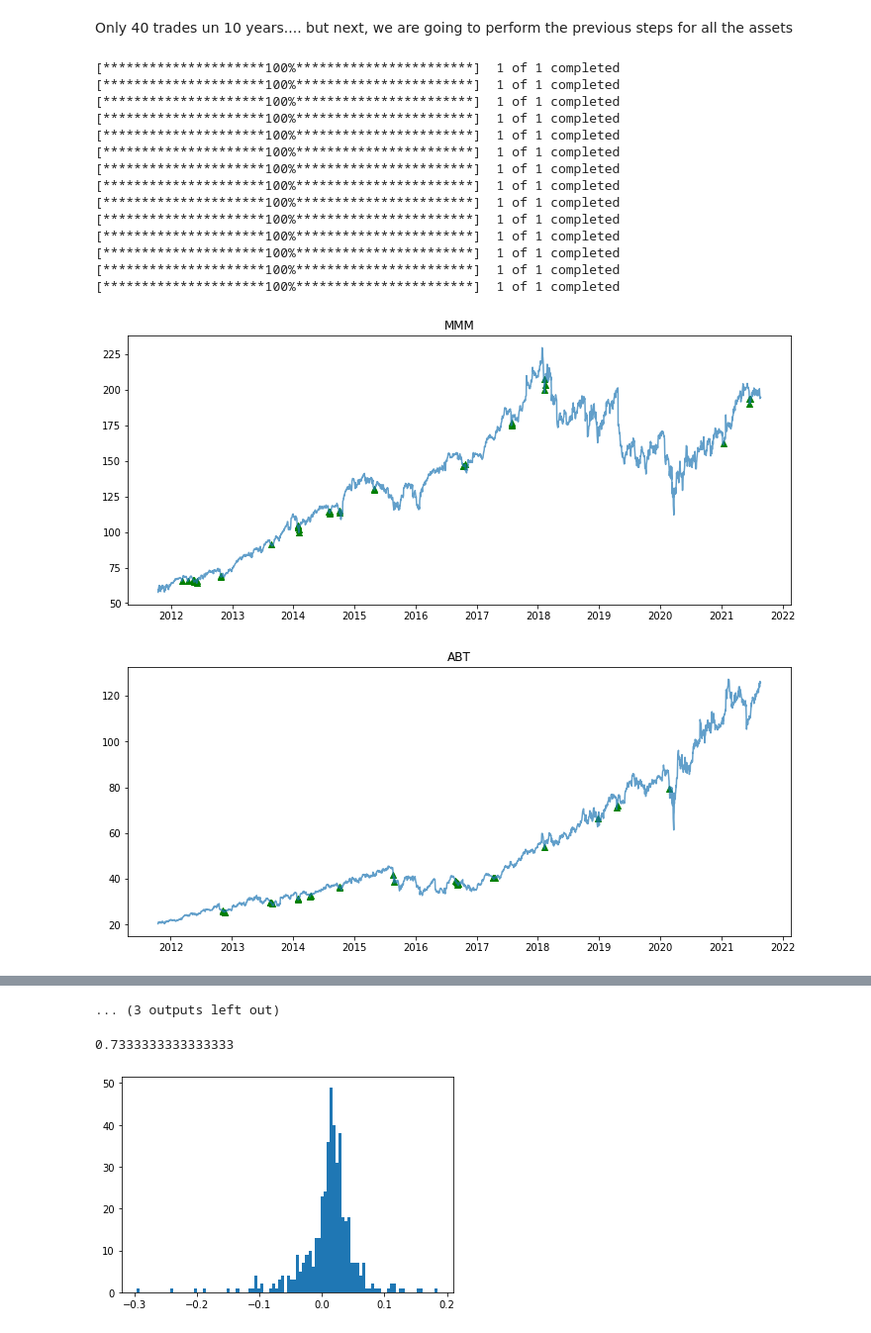
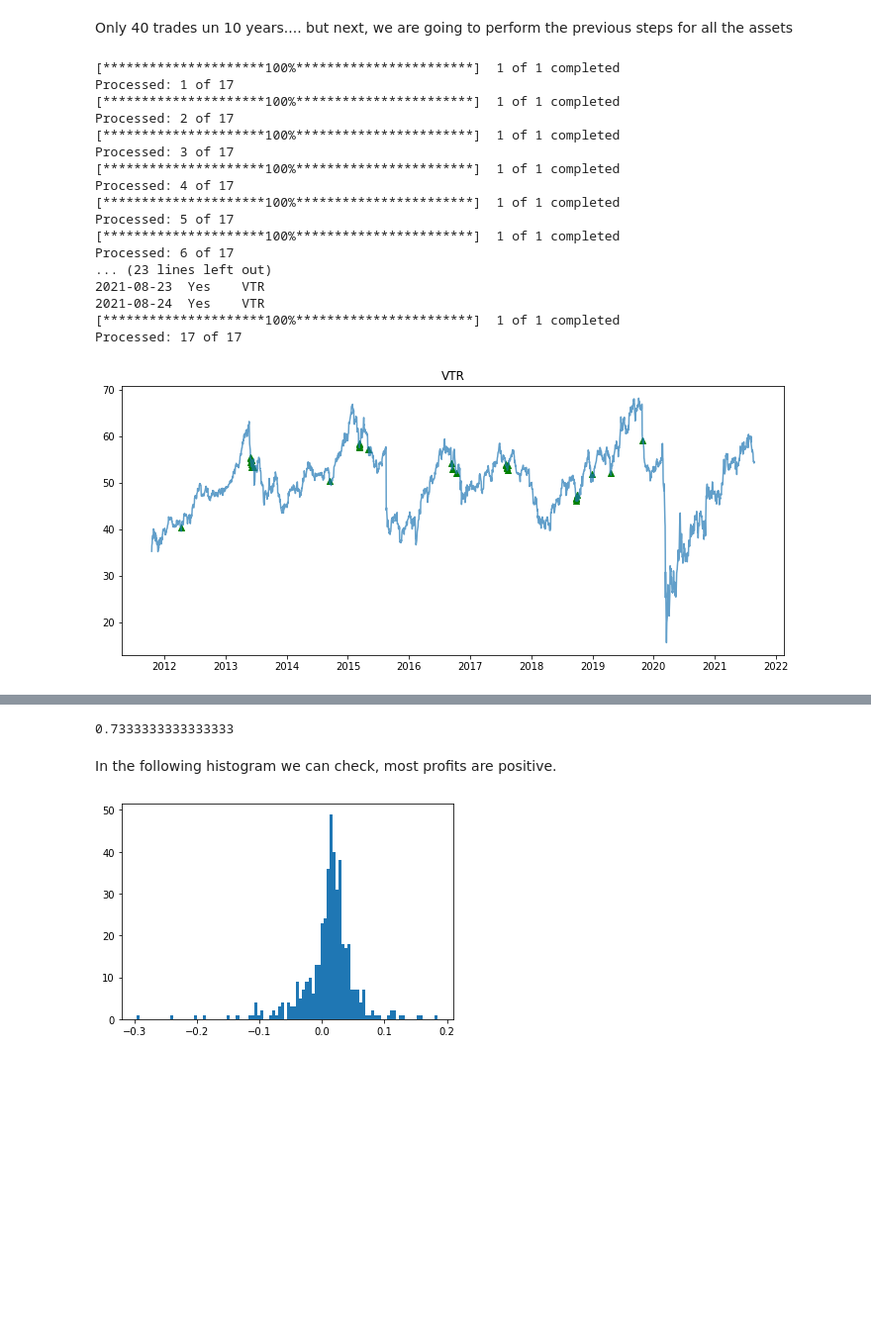
Before and after one commit to fercanepari/JupyterNotebookFastPages, a Jupyter notebook: _notebooks/2021-08-24-Relative Strength Index - RSI.ipynb, the cells around one changed output, grey strips where cells are left out. Shown at 99% size. Saved outputs shown, nothing was run; the diff lists cells and outputs as text; code cells hidden in the pictures; blank space fills up the shorter version.

```diff
--- a/_notebooks/2021-08-24-Relative Strength Index - RSI.ipynb
+++ b/_notebooks/2021-08-24-Relative Strength Index - RSI.ipynb
@@ -96,3 +88,14 @@ frame = RSIcalc(tickers[0])
 buy, sell = getSignals(frame)
 # %% [output]
 [*********************100%***********************]  1 of 1 completed
+# %%
+#frame
+#frame.loc['2010-01-01':'2010-01-31', ['SPY','IBM']]
+
+#TODO Define date range x amount of previous days
+dfBuy = frame.loc['2021-01-01':'2021-08-24', ['Buy']]
+toBuy = dfBuy[dfBuy['Buy']=='Yes']
+toBuy['Ticker'] = tickers[0]
+
+toBuy
+#frame
@@ -136,34 +146,56 @@ we are going to perform the previous steps for all the assets
 # %%
 matrixsignals = []
 matrixprofits = []
+counter = 1
 
-for i in range(len(tickers)):
+totalfields = len(tickers)
+
+for i in range(totalfields):
     frame = RSIcalc(tickers[i])
     buy, sell = getSignals(frame)
     Profits = (frame.loc[sell].Open.values - frame.loc[buy].Open.values)/frame.loc[buy].Open.values
     matrixsignals.append(buy)
     matrixprofits.append(Profits)
 
-    plt.figure(figsize=(12,5))
-    plt.scatter(frame.loc[buy].index, frame.loc[buy]['Adj Close'], marker='^', c='g')
-    plt.plot(frame['Adj Close'], alpha=0.7)
-    plt.title(label=tickers[i])
+    #Date range to check if there is a signal to buy the asset
+    dateTo = datetime.datetime.today()
+    dateFrom = dateTo + datetime.timedelta(days=-5)
+
+    dfBuy = frame.loc[dateFrom:dateTo, ['Buy']]
+    toBuy = dfBuy[dfBuy['Buy']=='Yes']
+    toBuy['Ticker'] = tickers[i]
+
+    print('Processed: ' + str(counter) + ' of ' + str(totalfields))
+    counter = counter + 1
+
+    #In case we have a signal to buy in the specified period, let's plot it
+    if not toBuy.empty:
+        print('Asset to buy: ')
+
+        plt.figure(figsize=(12,5))
+        plt.scatter(frame.loc[buy].index, frame.loc[buy]['Adj Close'], marker='^', c='g')
+        plt.plot(frame['Adj Close'], alpha=0.7)
+        plt.title(label=tickers[i])
+
+        print(toBuy)
 
 matrixsignalsbyAsset = dict(zip(tickers, matrixsignals))
 # %% [output]
 [*********************100%***********************]  1 of 1 completed
+Processed: 1 of 17
 [*********************100%***********************]  1 of 1 completed
+Processed: 2 of 17
 [*********************100%***********************]  1 of 1 completed
+Processed: 3 of 17
 [*********************100%***********************]  1 of 1 completed
+Processed: 4 of 17
 [*********************100%***********************]  1 of 1 completed
+Processed: 5 of 17
 [*********************100%***********************]  1 of 1 completed
+Processed: 6 of 17
+... (23 lines left out)
+2021-08-23  Yes    VTR
+2021-08-24  Yes    VTR
 [*********************100%***********************]  1 of 1 completed
-[*********************100%***********************]  1 of 1 completed
-[*********************100%***********************]  1 of 1 completed
-[*********************100%***********************]  1 of 1 completed
-[*********************100%***********************]  1 of 1 completed
-[*********************100%***********************]  1 of 1 completed
-[*********************100%***********************]  1 of 1 completed
-[*********************100%***********************]  1 of 1 completed
+Processed: 17 of 17
-[figure, old version]
+[figure, new version]
-[figure, removed]
@@ -179,4 +202,3 @@ matrixsignalsbyAsset = dict(zip(tickers, matrixsignals))
-... (3 outputs left out)
 # %%
 #Commented due to bad visualization on mobile device
 #matrixsignalsbyAsset
@@ -192,6 +214,8 @@ wins = [i for i in allprofit if i > 0]
 len(wins)/len(allprofit)
 # %% [output]
 0.7333333333333333
+# %% [markdown]
+In the following histogram we can check, most profits are positive.
 # %%
 plt.hist(allprofit, bins=100)
 plt.show()
```
Also changed, not shown: parts of 8 cells of this notebook, 1 other file.
